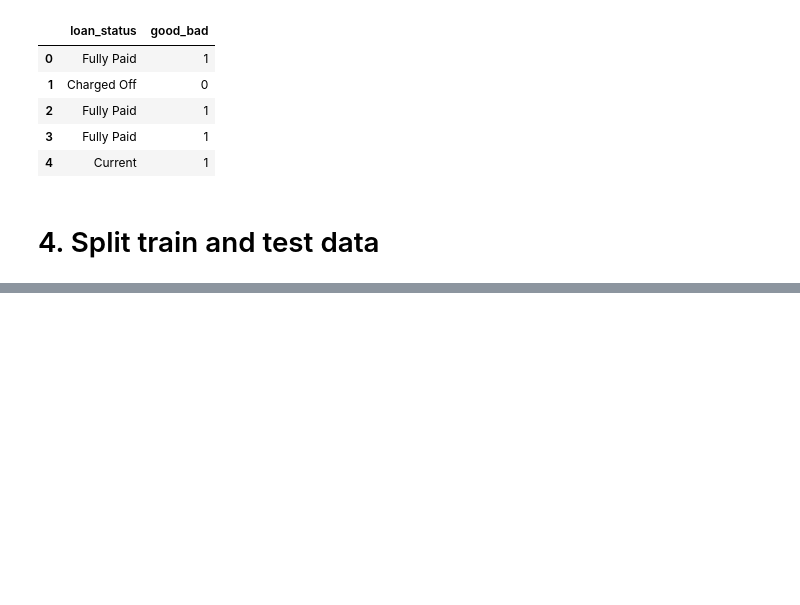
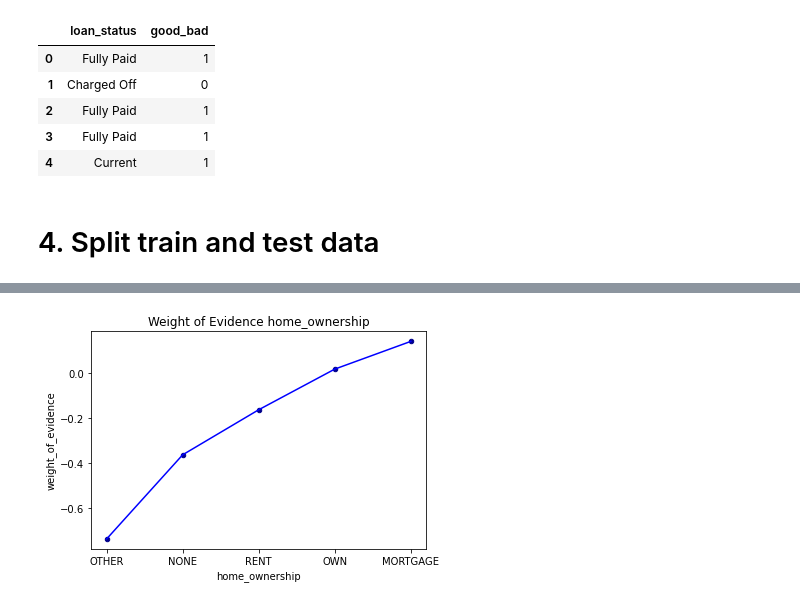
Before and after one commit to kevinmiguel97/Lending-Club-Credit-RIsk-Model, a Jupyter notebook: Lending Club Risk Model.ipynb, the cells around one changed output, grey strips where cells are left out. Drawn from its saved outputs; the diff is of its cells as text; code cells hidden in the pictures; blank space fills up the shorter version.

```diff
--- a/Lending Club Risk Model.ipynb
+++ b/Lending Club Risk Model.ipynb
@@ -309,0 +358,3 @@ plot_weight_of_evidence(df1)
+# %%
+df_temp = create_woe_discrete(column_name='home_ownership', X=X_train, y=y_train)['table']
+df_temp
@@ -309,0 +369,4 @@ plot_weight_of_evidence(df1)
+# %%
+plot_weight_of_evidence(df_temp)
+# %% [output]
+[figure, added]
```
Also changed, not shown: parts of 14 cells of this notebook, 2 other files.
